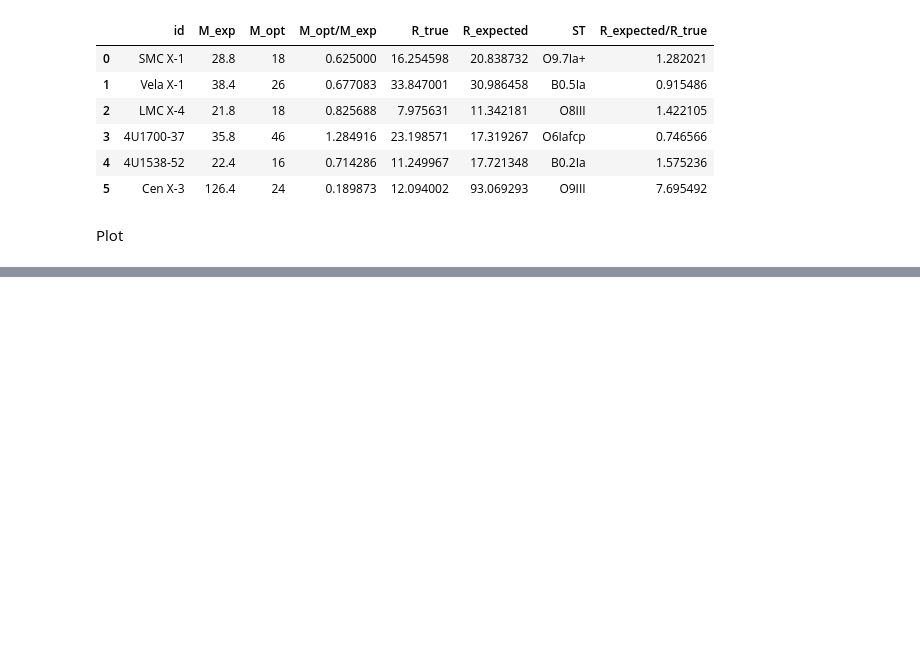
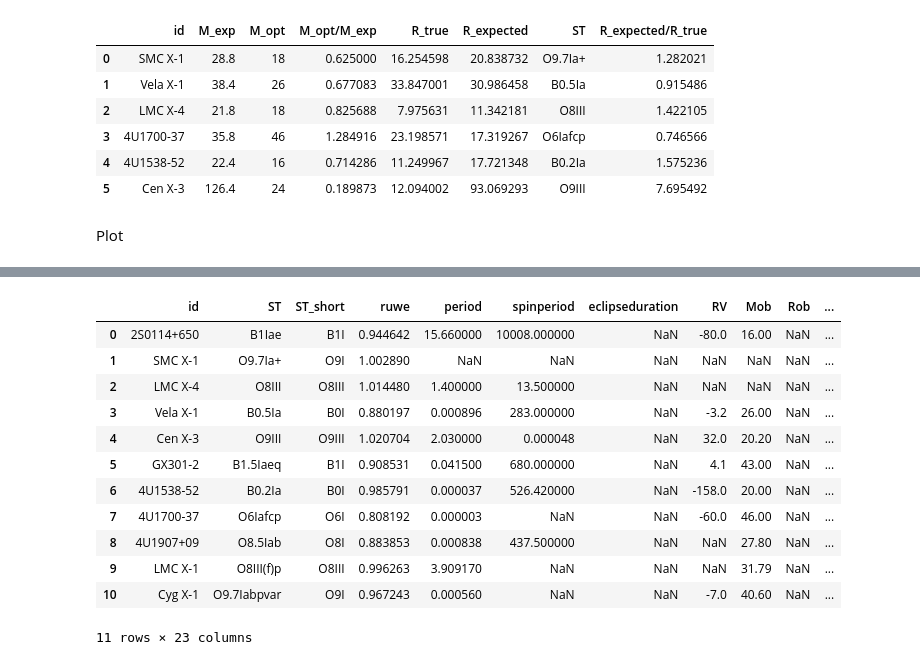
Before and after one commit to LvV210/MasterProject, a Jupyter notebook: luminosity2.ipynb, the cells around one changed output, grey strips where cells are left out. Drawn from its saved outputs; the diff is of its cells as text; code cells hidden in the pictures; blank space fills up the shorter version.

```diff
--- a/luminosity2.ipynb
+++ b/luminosity2.ipynb
@@ -202,0 +260,16 @@ plt.show()
+# %%
+df_hmxb
+# %% [output]
+|  | id | ST | ST_short | ruwe | period | spinperiod | eclipseduration | RV | Mob | Rob | ... |
+| 0 | 2S0114+650 | B1Iae | B1I | 0.944642 | 15.660000 | 10008.000000 | NaN | -80.0 | 16.00 | NaN | ... |
+| 1 | SMC X-1 | O9.7Ia+ | O9I | 1.002890 | NaN | NaN | NaN | NaN | NaN | NaN | ... |
+| 2 | LMC X-4 | O8III | O8III | 1.014480 | 1.400000 | 13.500000 | NaN | NaN | NaN | NaN | ... |
+| 3 | Vela X-1 | B0.5Ia | B0I | 0.880197 | 0.000896 | 283.000000 | NaN | -3.2 | 26.00 | NaN | ... |
+| 4 | Cen X-3 | O9III | O9III | 1.020704 | 2.030000 | 0.000048 | NaN | 32.0 | 20.20 | NaN | ... |
+| 5 | GX301-2 | B1.5Iaeq | B1I | 0.908531 | 0.041500 | 680.000000 | NaN | 4.1 | 43.00 | NaN | ... |
+| 6 | 4U1538-52 | B0.2Ia | B0I | 0.985791 | 0.000037 | 526.420000 | NaN | -158.0 | 20.00 | NaN | ... |
+| 7 | 4U1700-37 | O6Iafcp | O6I | 0.808192 | 0.000003 | NaN | NaN | -60.0 | 46.00 | NaN | ... |
+| 8 | 4U1907+09 | O8.5Iab | O8I | 0.883853 | 0.000838 | 437.500000 | NaN | NaN | 27.80 | NaN | ... |
+| 9 | LMC X-1 | O8III(f)p | O8III | 0.996263 | 3.909170 | NaN | NaN | NaN | 31.79 | NaN | ... |
+| 10 | Cyg X-1 | O9.7Iabpvar | O9I | 0.967243 | 0.000560 | NaN | NaN | -7.0 | 40.60 | NaN | ... |
+11 rows × 23 columns
```
Also changed, not shown: parts of 9 cells of this notebook, 3 other files.
